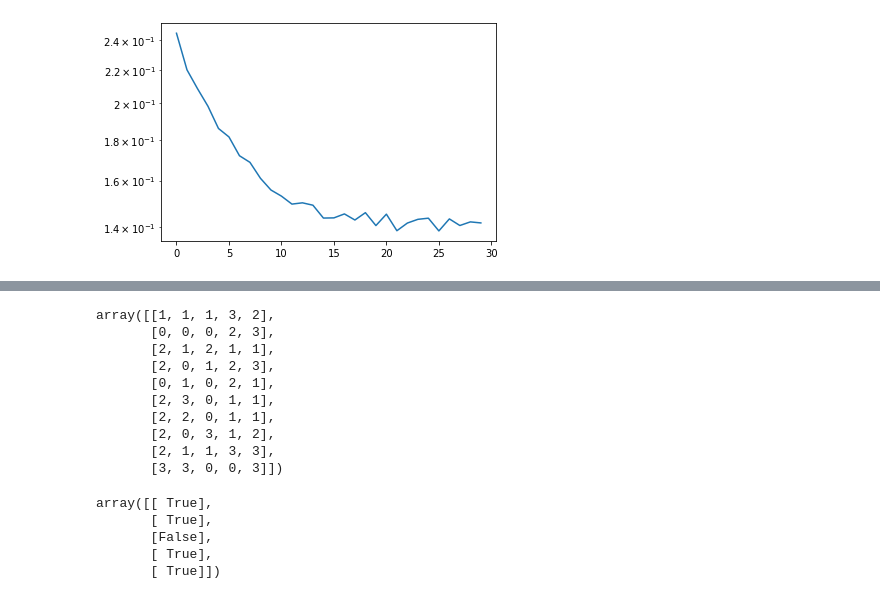
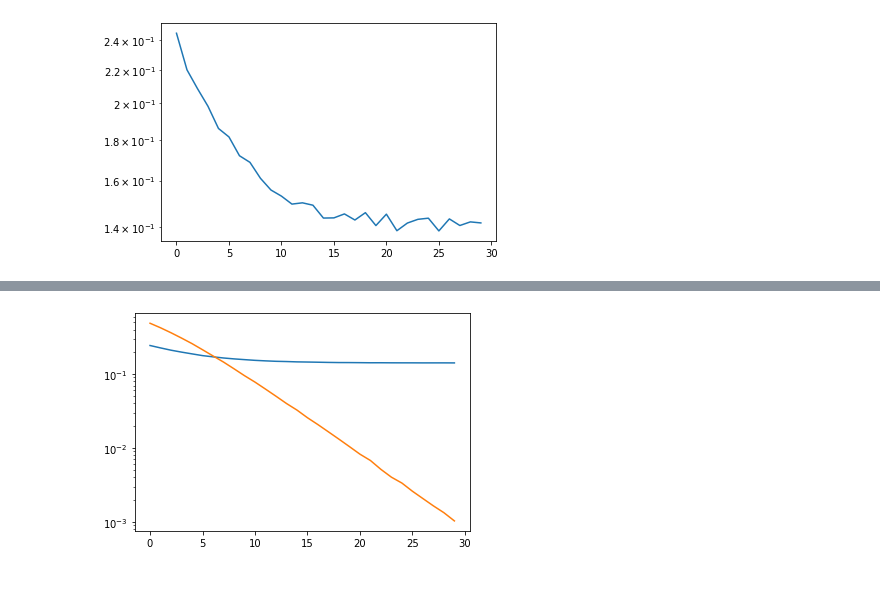
Before and after one commit to IISL-HYU/comm, a Jupyter notebook: practice.ipynb, the cells around one changed output, grey strips where cells are left out. Saved outputs shown, nothing was run; the diff lists cells and outputs as text; code cells hidden in the pictures.

```diff
--- a/practice.ipynb
+++ b/practice.ipynb
@@ -487,23 +424,8 @@ det_by_idx = np.argmin(compare, axis=-1)
-# %%
-det_by_idx
-# %% [output]
-array([[1, 1, 1, 3, 2],
-       [0, 0, 0, 2, 3],
-       [2, 1, 2, 1, 1],
-       [2, 0, 1, 2, 3],
-       [0, 1, 0, 2, 1],
-       [2, 3, 0, 1, 1],
-       [2, 2, 0, 1, 1],
-       [2, 0, 3, 1, 2],
-       [2, 1, 1, 3, 3],
-       [3, 3, 0, 0, 3]])
-# %%
-x_hat = np.take(constellation_points, det_by_idx).reshape(x_tilde.shape)
-x_hat[0] == x[0]
-x_hat[1] == x[1]
-# %% [output]
-array([[ True],
-       [ True],
-       [False],
-       [ True],
-       [ True]])
+# %%
+sers_avg_squeezed_loaded = np.load("./results/sers_avg_1_bit_zero_forcing.npy")
+sers_avg_real = np.load("./results/sers_avg_conventional_zero_forcing.npy")
+plt.semilogy(sers_avg_squeezed_loaded / 100)
+plt.semilogy(sers_avg_real)
+plt.show()
+# %% [output]
+[figure, added]
```
Also changed, not shown: parts of 10 cells of this notebook.
